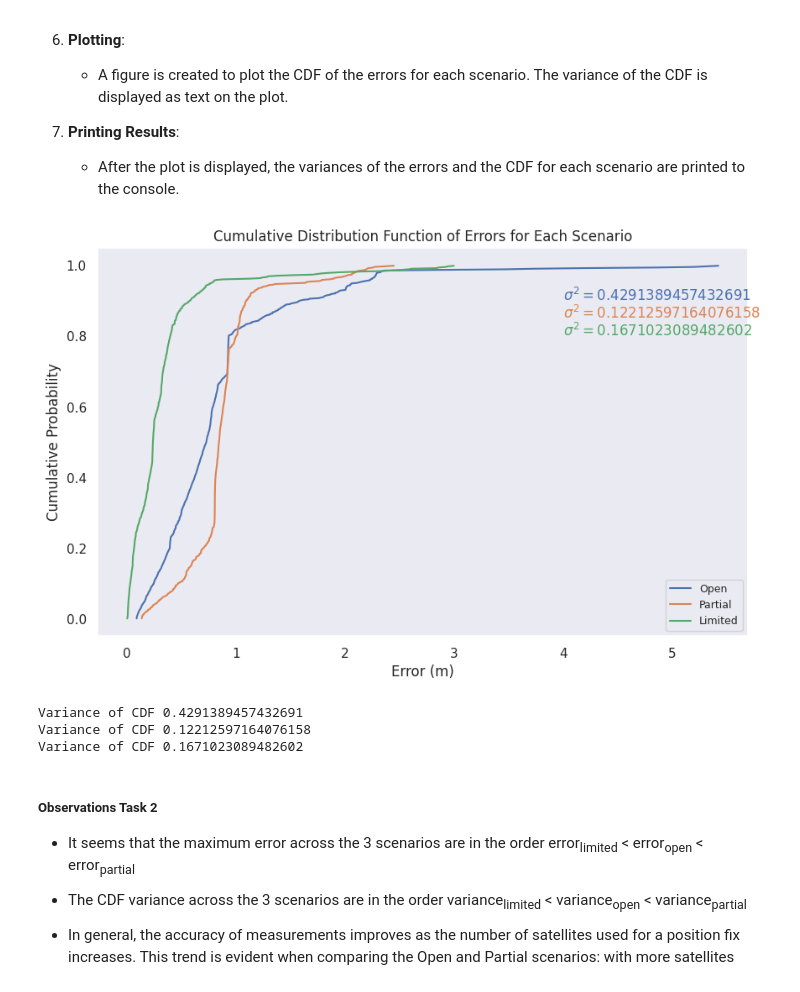
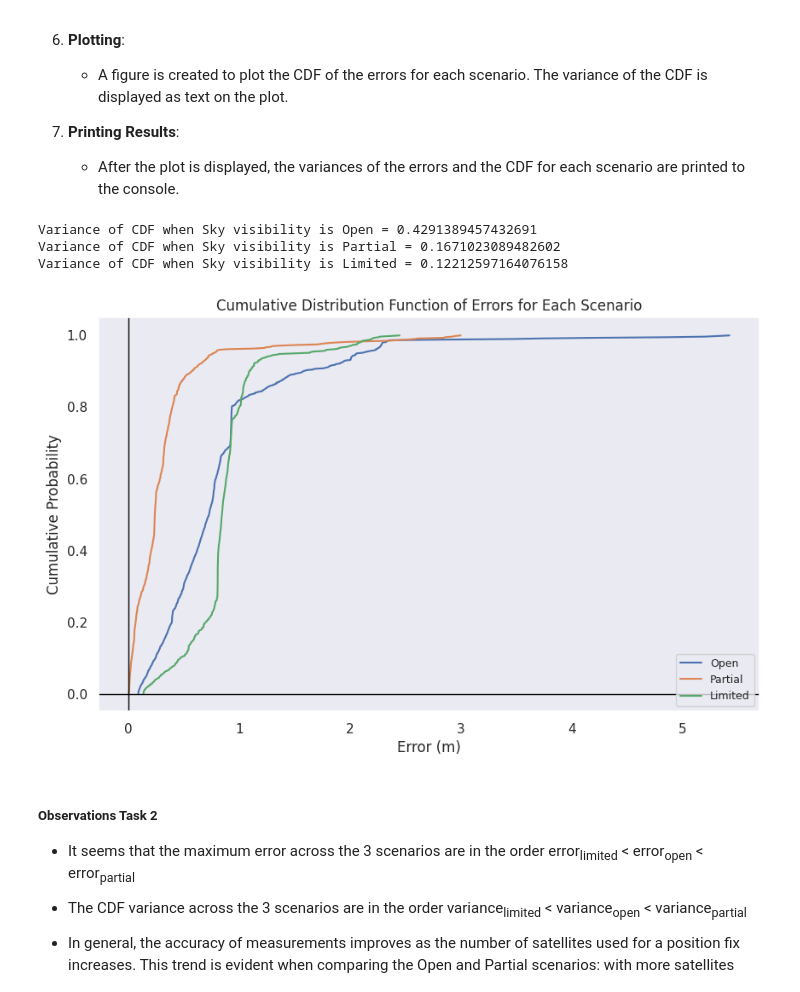
Before and after one commit to dipendughosh/programs, a Jupyter notebook: mtech_2023/sem-3/ssiot/ass-2/CS6650WEB_HW2_CS23M509/Part-A/PartA_GNSS_Measurements.ipynb, the cells around one changed output. Drawn from its saved outputs; the diff is of its cells as text; code cells hidden in the pictures.

```diff
--- a/mtech_2023/sem-3/ssiot/ass-2/CS6650WEB_HW2_CS23M509/Part-A/PartA_GNSS_Measurements.ipynb
+++ b/mtech_2023/sem-3/ssiot/ass-2/CS6650WEB_HW2_CS23M509/Part-A/PartA_GNSS_Measurements.ipynb
@@ -247,8 +247,8 @@ filtered_status_header_map = {
 # List of file paths to process (each log corresponds to a different sky view condition)
 log_file_paths = [
     "dipendu_data/logs/1_sky_view_open/gnss_log_2024_11_14_12_48_41.txt",  # Open sky view log
-    "dipendu_data/logs/2_sky_view_partial/gnss_log_2024_11_14_11_51_40.txt",  # Partial sky view log
-    "dipendu_data/logs/3_sky_view_limited/gnss_log_2024_11_14_12_31_38.txt"  # Limited sky view log
+    "dipendu_data/logs/2_sky_view_partial/gnss_log_2024_11_14_12_31_38.txt",  # Partial sky view log
+    "dipendu_data/logs/3_sky_view_limited/gnss_log_2024_11_14_11_51_40.txt"  # Limited sky view log
 ]
 
 # Corresponding titles for each sky view condition to label the logs
@@ -535,46 +535,58 @@ for log_data, title in zip(all_fix_data, titles):
         harvesine_distance = haversineDistance(latitude, longitude, mean_latitude, mean_longitude)
 
         # Append the calculated distance error (in meters) for the current fix to the distance_error_per_fix list
         distance_error_per_fix.append(harvesine_distance)
 
     # Append the list of distance errors for the current scenario to the distance_errors_per_fix_per_scenario list
     distance_errors_per_fix_per_scenario.append(distance_error_per_fix)
 
 # Initialize lists to store the variances and CDF variances for each scenario
 variances = []
 cdf_variances = []
 
 # Create a figure for plotting the ECDF
 plt.figure(figsize=(10, 6))
 
 # Loop through each set of distance errors and corresponding title to plot the ECDF
 for i, (errors, title) in enumerate(zip(distance_errors_per_fix_per_scenario, titles)):
-    ecdf = ECDF(errors)  # Generate the ECDF from the data
-    plt.plot(ecdf.x, ecdf.y, label=f'{title}', color=cmap[i])  # Plot ECDF
+    # Sort errors and calculate cumulative sum for the CDF
+    sorted_errors = np.sort(errors)
+    # Uncomment the below line if inbuildt haversion distance is used
+    # sorted_errors = np.sort(errors, axis=0).ravel()
+    new_sorted_errors = sorted_errors / np.sum(sorted_errors)
+    cumulative_distribution = np.cumsum(new_sorted_errors)
+    sorted_errors_len = len(sorted_errors)
+    cumulative_distribution = np.arange(1, sorted_errors_len + 1) / sorted_errors_len
 
-    # Calculate and display variance for the current scenario
     variance = np.var(errors)
     variances.append(variance)
-    plt.text(4, 0.9 - i * 0.05, rf"$\sigma^2 = {variance}$", color=cmap[i])
+
+    cdf_variance = np.var(cumulative_distribution)
+    cdf_variances.append(cdf_variance)
+
+    # Print the variances of the errors and the variances of the CDF for each scenario
+    print(f"Variance of CDF when Sky visibility is {title} = {variance}")
+
+    # Plot cumulative distribution
+    plt.plot(sorted_errors, cumulative_distribution, label=f'{title}', color=cmap[i])
+    # plt.text(1.4, 350-i*20, rf"$\sigma^2 = {cdf_variance}$", color=cmap[i])
 
 # Set labels and title
 plt.xlabel('Error (m)')
 plt.ylabel('Cumulative Probability')
 plt.title('Cumulative Distribution Function of Errors for Each Scenario')
-
 # Add legend and grid
 plt.legend(loc='lower right', fontsize=9)
+# Add black axis lines
+plt.axhline(y=0, color='black', linewidth=1)  # Horizontal axis line at y=0
+plt.axvline(x=0, color='black', linewidth=1)   # Vertical axis line at x=1 (start of fixes)
 plt.grid()
 plt.show()
-
-# Print the variances of the errors and the variances of the CDF for each scenario
-for variance  in variances:
-    print(f"Variance of CDF {variance}")
 # %% [output]
+Variance of CDF when Sky visibility is Open = 0.4291389457432691
+Variance of CDF when Sky visibility is Partial = 0.1671023089482602
+Variance of CDF when Sky visibility is Limited = 0.12212597164076158
-[figure, old version]
+[figure, new version]
-Variance of CDF 0.4291389457432691
-Variance of CDF 0.12212597164076158
-Variance of CDF 0.1671023089482602
 # %% [markdown]
 ##### Observations Task 2
 
```
Also changed, not shown: parts of 4 cells of this notebook, 11 other files.
